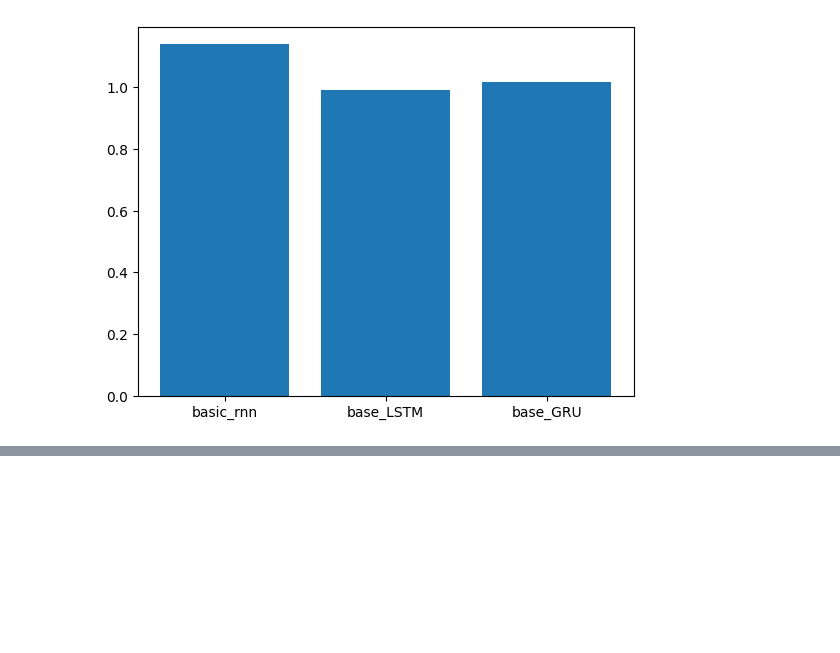
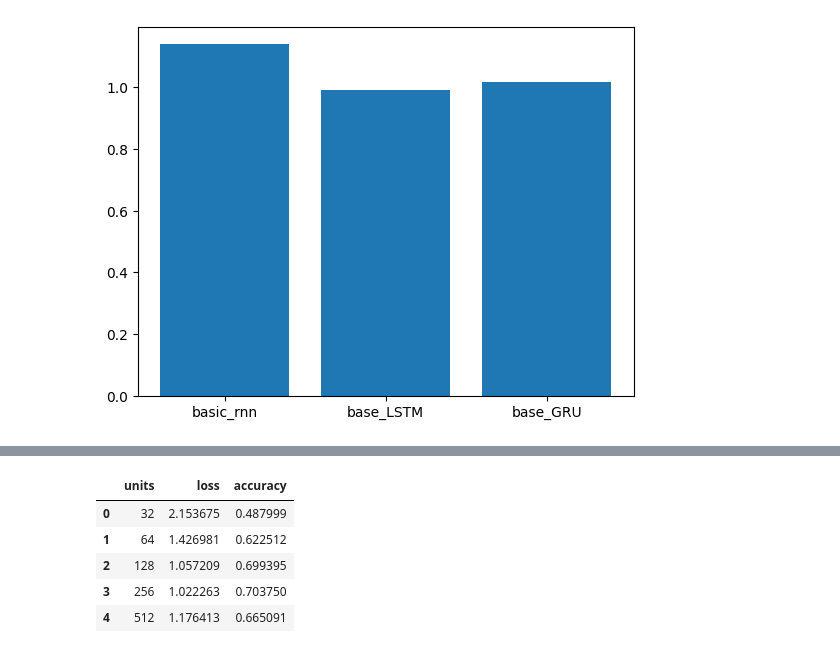
Before and after one commit to jeffpatel71/CNN-Fruits-RNN-Word, a Jupyter notebook: RNN/RNN.ipynb, the cells around one changed output, grey strips where cells are left out. Drawn from its saved outputs; the diff is of its cells as text; code cells hidden in the pictures; blank space fills up the shorter version.

```diff
--- a/RNN/RNN.ipynb
+++ b/RNN/RNN.ipynb
@@ -272,20 +274,23 @@ Epoch 1/100
 # %%
 def tune_model_LSTM(lstm_size):
     model = Sequential()
-    model.add(Embedding(vocab_size, 50, input_length=max_sequence_len - 1))
-    for i in range(1):
+    model.add(Embedding(vocab_size, 10, input_length=max_sequence_len - 1))
+
+    for i in range(2):
         model.add(LSTM(lstm_size, return_sequences=True))
-        model.add(tf.keras.layers.LayerNormalization())
+        model.add(LayerNormalization())
+        model.add(Dropout(0.2))
 
-    model.add(LSTM(lstm_size, return_sequences=False))
-    model.add(tf.keras.layers.LayerNormalization())
+
+    model.add(LSTM(lstm_size))
+    model.add(Dropout(0.2))
     model.add(Dense(vocab_size, activation="softmax"))
     model.compile(
         loss="categorical_crossentropy", optimizer="adam", metrics=["accuracy"]
     )
 
     history = model.fit(
-        X,
+        x,
         labels_encoded,
         batch_size=64,
         epochs=100,
@@ -300,7 +305,8 @@ def tune_model_LSTM(lstm_size):
     return history
 # %%
 results = []
-for i in range(30,120,10):
+lstm_sizes = [32, 64, 128, 256, 512]
+for i in lstm_sizes:
     history_layers = tune_model_LSTM(i)
     results.append({
             "units": i,
@@ -314,3 +340,12 @@ plt.show()
+# %%
+results_units
+# %% [output]
+|  | units | loss | accuracy |
+| 0 | 32 | 2.153675 | 0.487999 |
+| 1 | 64 | 1.426981 | 0.622512 |
+| 2 | 128 | 1.057209 | 0.699395 |
+| 3 | 256 | 1.022263 | 0.703750 |
+| 4 | 512 | 1.176413 | 0.665091 |
 # %%
 def final_model():
     model = Sequential()
```
Also changed, not shown: parts of 13 cells of this notebook.
